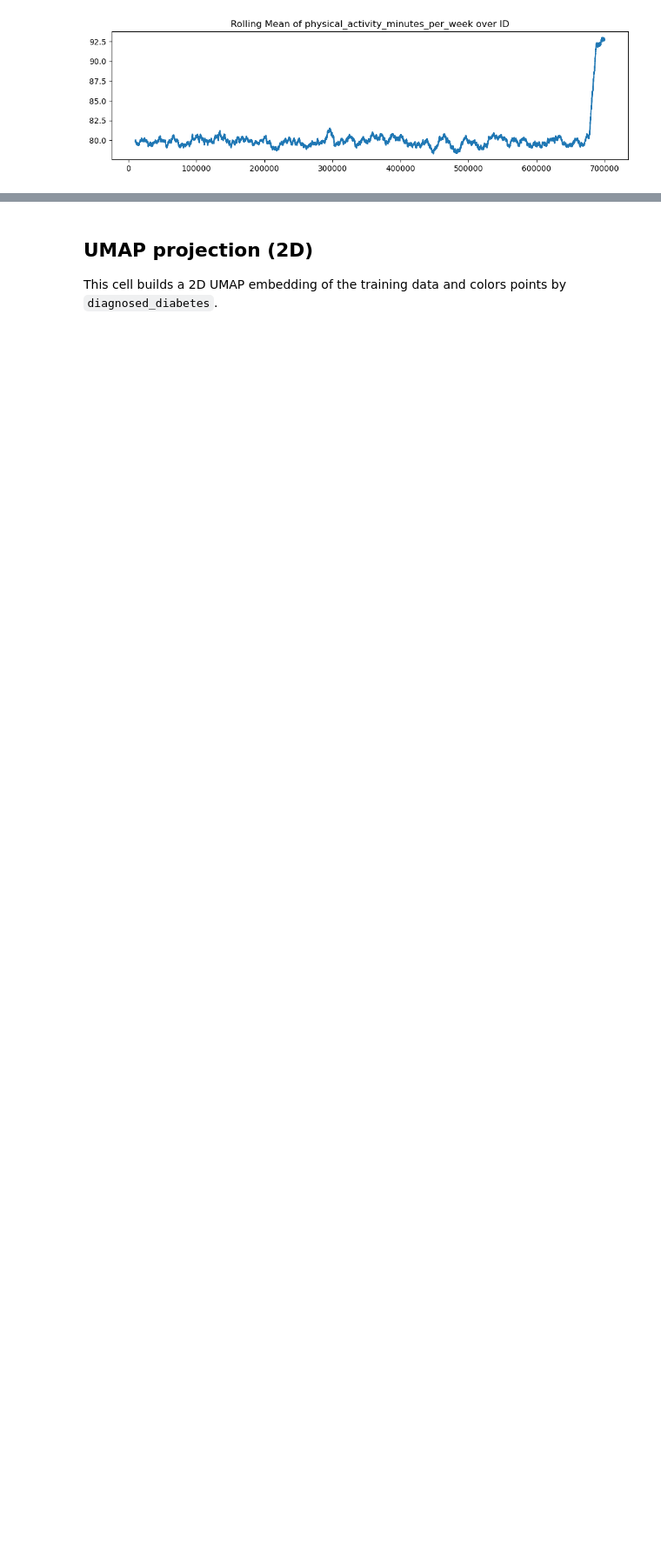
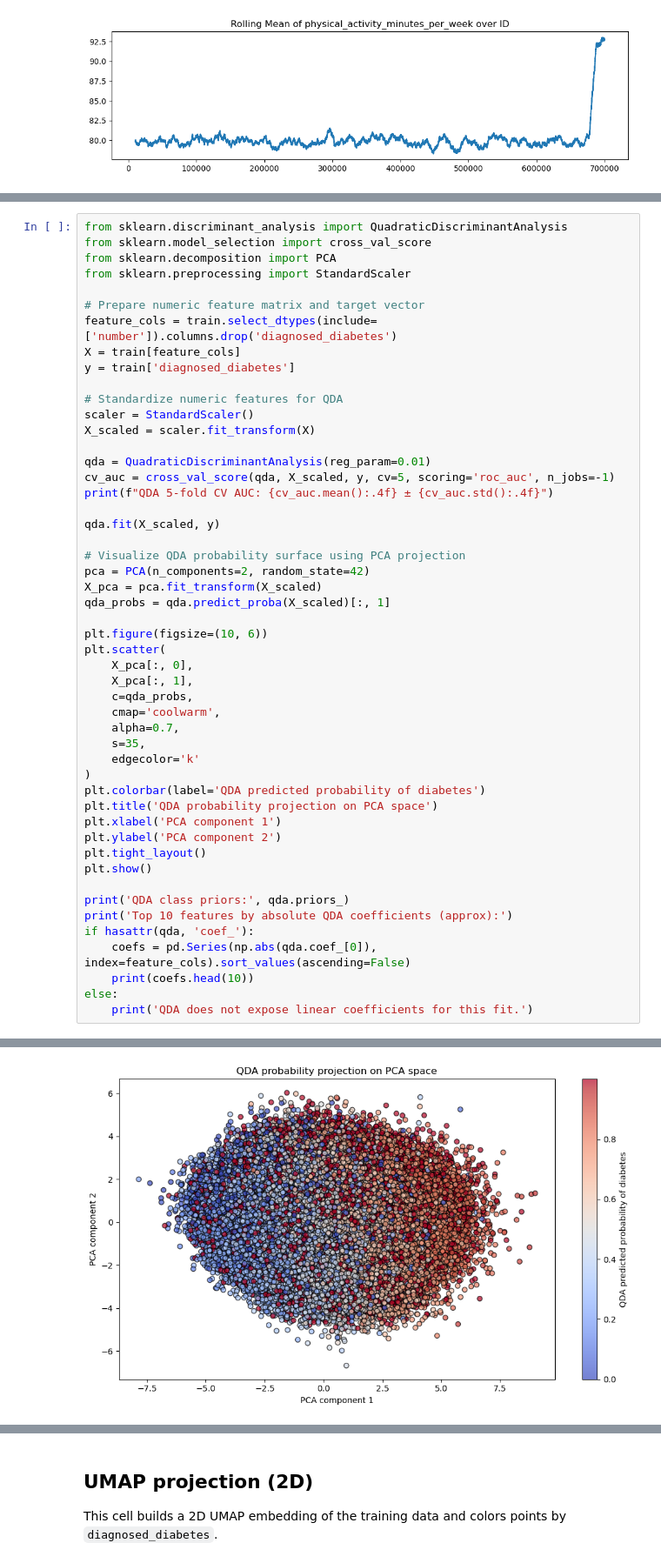
Before and after one commit to Sunghak222/Diabetes-Prediction-Challenge, a Jupyter notebook: eda.ipynb, the cells around one changed output, grey strips where cells are left out. Shown at 87% size. Saved outputs shown, nothing was run; the diff lists cells and outputs as text; blank space fills up the shorter version.

```diff
--- a/eda.ipynb
+++ b/eda.ipynb
@@ -567,0 +687,51 @@ for col in features_to_check:
+# %%
+from sklearn.discriminant_analysis import QuadraticDiscriminantAnalysis
+from sklearn.model_selection import cross_val_score
+from sklearn.decomposition import PCA
+from sklearn.preprocessing import StandardScaler
+
+# Prepare numeric feature matrix and target vector
+feature_cols = train.select_dtypes(include=['number']).columns.drop('diagnosed_diabetes')
+X = train[feature_cols]
+y = train['diagnosed_diabetes']
+
+# Standardize numeric features for QDA
+scaler = StandardScaler()
+X_scaled = scaler.fit_transform(X)
+
+qda = QuadraticDiscriminantAnalysis(reg_param=0.01)
+cv_auc = cross_val_score(qda, X_scaled, y, cv=5, scoring='roc_auc', n_jobs=-1)
+print(f"QDA 5-fold CV AUC: {cv_auc.mean():.4f} ± {cv_auc.std():.4f}")
+
+qda.fit(X_scaled, y)
+
+# Visualize QDA probability surface using PCA projection
+pca = PCA(n_components=2, random_state=42)
+X_pca = pca.fit_transform(X_scaled)
+qda_probs = qda.predict_proba(X_scaled)[:, 1]
+
+plt.figure(figsize=(10, 6))
+plt.scatter(
+    X_pca[:, 0],
+    X_pca[:, 1],
+    c=qda_probs,
+    cmap='coolwarm',
+    alpha=0.7,
+    s=35,
+    edgecolor='k'
+)
+plt.colorbar(label='QDA predicted probability of diabetes')
+plt.title('QDA probability projection on PCA space')
+plt.xlabel('PCA component 1')
+plt.ylabel('PCA component 2')
+plt.tight_layout()
+plt.show()
+
+print('QDA class priors:', qda.priors_)
+print('Top 10 features by absolute QDA coefficients (approx):')
+if hasattr(qda, 'coef_'):
+    coefs = pd.Series(np.abs(qda.coef_[0]), index=feature_cols).sort_values(ascending=False)
+    print(coefs.head(10))
+else:
+    print('QDA does not expose linear coefficients for this fit.')
+# %% [output]
@@ -567,0 +739 @@ for col in features_to_check:
+[figure, added]
```
Also changed, not shown: parts of 18 cells of this notebook, 10 other files.
